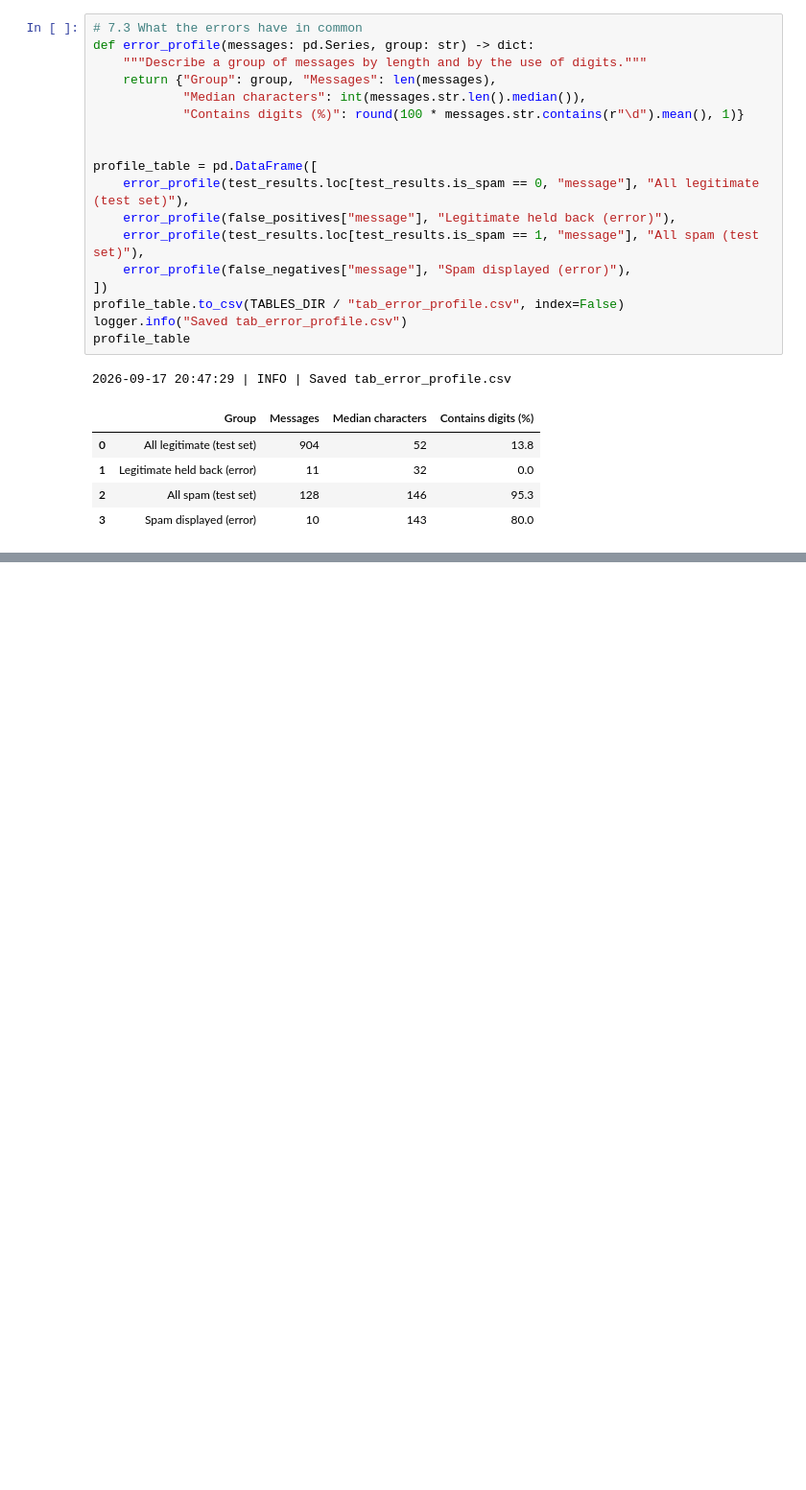
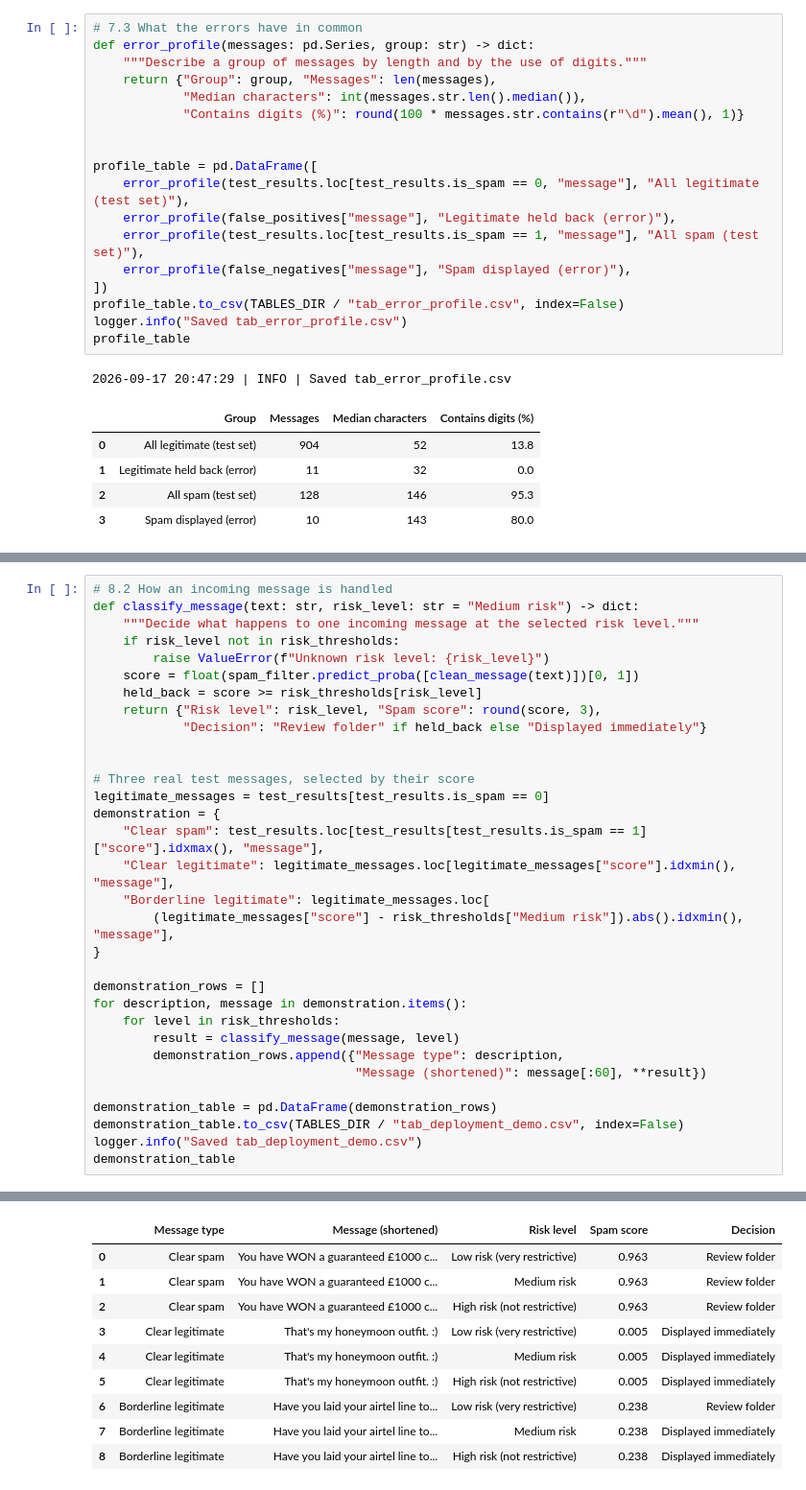
Before and after one commit to santi753/IU_Model_Engineering, a Jupyter notebook: notebooks/spam_filter.ipynb, the cells around one changed output, grey strips where cells are left out. Shown at 96% size. Saved outputs shown, nothing was run; the diff lists cells and outputs as text; blank space fills up the shorter version.

Commit message:
Add deployment concept and monitoring baseline

```diff
--- a/notebooks/spam_filter.ipynb
+++ b/notebooks/spam_filter.ipynb
@@ -957,0 +992,33 @@ profile_table
+# %%
+# 8.2 How an incoming message is handled
+def classify_message(text: str, risk_level: str = "Medium risk") -> dict:
+    """Decide what happens to one incoming message at the selected risk level."""
+    if risk_level not in risk_thresholds:
+        raise ValueError(f"Unknown risk level: {risk_level}")
+    score = float(spam_filter.predict_proba([clean_message(text)])[0, 1])
+    held_back = score >= risk_thresholds[risk_level]
+    return {"Risk level": risk_level, "Spam score": round(score, 3),
+            "Decision": "Review folder" if held_back else "Displayed immediately"}
+
+
+# Three real test messages, selected by their score
+legitimate_messages = test_results[test_results.is_spam == 0]
+demonstration = {
+    "Clear spam": test_results.loc[test_results[test_results.is_spam == 1]["score"].idxmax(), "message"],
+    "Clear legitimate": legitimate_messages.loc[legitimate_messages["score"].idxmin(), "message"],
+    "Borderline legitimate": legitimate_messages.loc[
+        (legitimate_messages["score"] - risk_thresholds["Medium risk"]).abs().idxmin(), "message"],
+}
+
+demonstration_rows = []
+for description, message in demonstration.items():
+    for level in risk_thresholds:
+        result = classify_message(message, level)
+        demonstration_rows.append({"Message type": description,
+                                   "Message (shortened)": message[:60], **result})
+
+demonstration_table = pd.DataFrame(demonstration_rows)
+demonstration_table.to_csv(TABLES_DIR / "tab_deployment_demo.csv", index=False)
+logger.info("Saved tab_deployment_demo.csv")
+demonstration_table
+# %% [output]
@@ -957,0 +1026,10 @@ profile_table
+|  | Message type | Message (shortened) | Risk level | Spam score | Decision |
+| 0 | Clear spam | You have WON a guaranteed £1000 c... | Low risk (very restrictive) | 0.963 | Review folder |
+| 1 | Clear spam | You have WON a guaranteed £1000 c... | Medium risk | 0.963 | Review folder |
+| 2 | Clear spam | You have WON a guaranteed £1000 c... | High risk (not restrictive) | 0.963 | Review folder |
+| 3 | Clear legitimate | That's my honeymoon outfit. :) | Low risk (very restrictive) | 0.005 | Displayed immediately |
+| 4 | Clear legitimate | That's my honeymoon outfit. :) | Medium risk | 0.005 | Displayed immediately |
+| 5 | Clear legitimate | That's my honeymoon outfit. :) | High risk (not restrictive) | 0.005 | Displayed immediately |
+| 6 | Borderline legitimate | Have you laid your airtel line to... | Low risk (very restrictive) | 0.238 | Review folder |
+| 7 | Borderline legitimate | Have you laid your airtel line to... | Medium risk | 0.238 | Displayed immediately |
+| 8 | Borderline legitimate | Have you laid your airtel line to... | High risk (not restrictive) | 0.238 | Displayed immediately |
```
Also changed, not shown: parts of 4 cells of this notebook, 4 other files.
